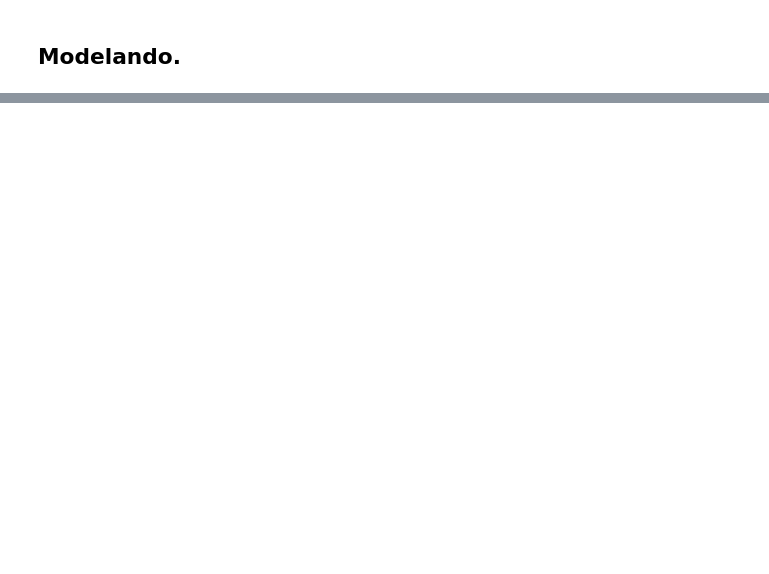
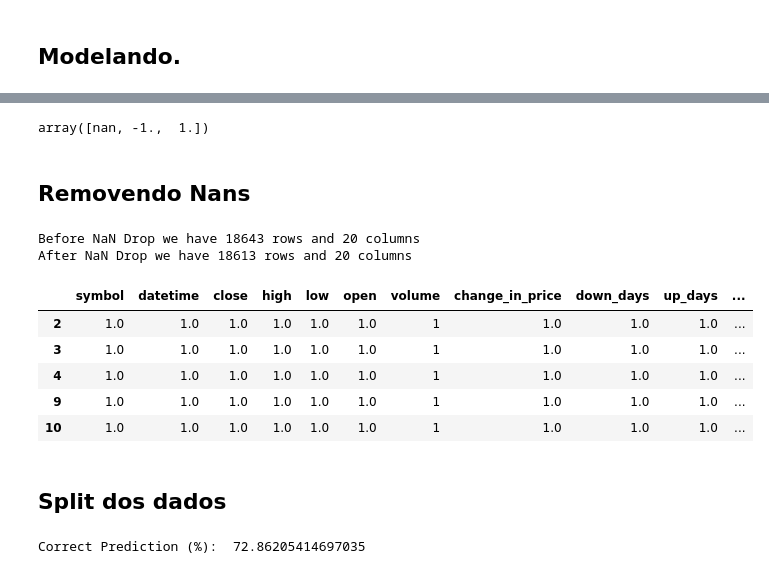
Before and after one commit to Bruno-Santana-Eco/TCC_Machine_learning, a Jupyter notebook: Random Forest.ipynb, the cells around one changed output, grey strips where cells are left out. Cells and saved outputs as stored; diff of their text form; code cells hidden in the pictures; blank space fills up the shorter version.

```diff
--- a/Random Forest.ipynb
+++ b/Random Forest.ipynb
@@ -521,0 +559,29 @@ price_data.head(50)
+# %%
+price_data['Prediction'].unique()
+# %% [output]
+array([nan, -1.,  1.])
+# %% [markdown]
+## Removendo Nans
+# %%
+# We need to remove all rows that have an NaN value.
+print('Before NaN Drop we have {} rows and {} columns'.format(price_data.shape[0], price_data.shape[1]))
+
+# Any row that has a `NaN` value will be dropped.
+price_data = price_data.dropna()
+
+# Display how much we have left now.
+print('After NaN Drop we have {} rows and {} columns'.format(price_data.shape[0], price_data.shape[1]))
+
+# Print the head.
+price_data.head()
+# %% [output]
+Before NaN Drop we have 18643 rows and 20 columns
+After NaN Drop we have 18613 rows and 20 columns
+|  | symbol | datetime | close | high | low | open | volume | change_in_price | down_days | up_days | ... |
+| 2 | 1.0 | 1.0 | 1.0 | 1.0 | 1.0 | 1.0 | 1 | 1.0 | 1.0 | 1.0 | ... |
+| 3 | 1.0 | 1.0 | 1.0 | 1.0 | 1.0 | 1.0 | 1 | 1.0 | 1.0 | 1.0 | ... |
+| 4 | 1.0 | 1.0 | 1.0 | 1.0 | 1.0 | 1.0 | 1 | 1.0 | 1.0 | 1.0 | ... |
+| 9 | 1.0 | 1.0 | 1.0 | 1.0 | 1.0 | 1.0 | 1 | 1.0 | 1.0 | 1.0 | ... |
+| 10 | 1.0 | 1.0 | 1.0 | 1.0 | 1.0 | 1.0 | 1 | 1.0 | 1.0 | 1.0 | ... |
+# %% [markdown]
+## Split dos dados
@@ -521,0 +604,5 @@ price_data.head(50)
+# %%
+# Print the Accuracy of our Model.
+print('Correct Prediction (%): ', accuracy_score(y_test, rand_frst_clf.predict(X_test), normalize = True) * 100.0)
+# %% [output]
+Correct Prediction (%):  72.86205414697035
```
Also changed, not shown: parts of 10 cells of this notebook.
